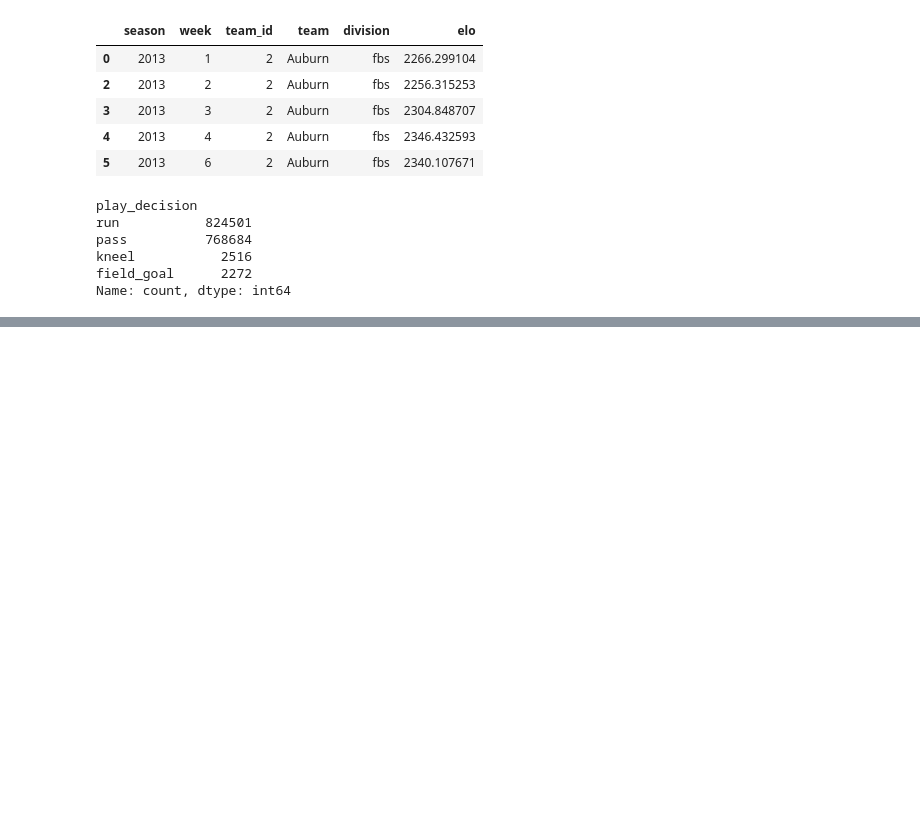
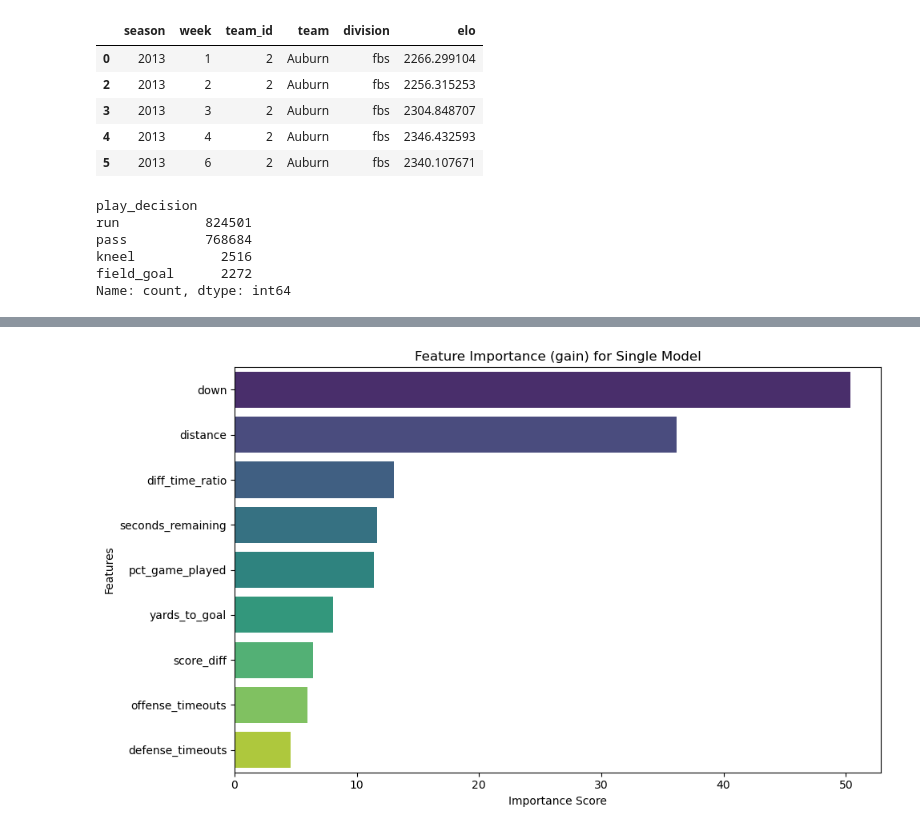
Before and after one commit to lneuendorf/cfb-win-probability, a Jupyter notebook: notebooks/first_3_downs_decision.ipynb, the cells around one changed output, grey strips where cells are left out. Saved outputs shown, nothing was run; the diff lists cells and outputs as text; code cells hidden in the pictures; blank space fills up the shorter version.

```diff
--- a/notebooks/first_3_downs_decision.ipynb
+++ b/notebooks/first_3_downs_decision.ipynb
@@ -294,0 +569,30 @@ Name: count, dtype: int64
+# %%
+importance_type = "gain"  # Options: "gain", "weight", "cover"
+
+# Get feature importance for a single model
+importance = final_model.get_score(importance_type=importance_type)
+
+# Convert to DataFrame and sort
+importance_df = pd.DataFrame({
+    "Feature": list(importance.keys()),
+    "Importance": list(importance.values())
+}).sort_values(by="Importance", ascending=False)
+
+# Plot
+plt.figure(figsize=(10, 6))
+sns.barplot(
+    x="Importance",
+    y="Feature",
+    data=importance_df,
+    palette="viridis",
+    hue="Feature",
+    dodge=False
+)
+plt.title(f"Feature Importance ({importance_type}) for Single Model")
+plt.xlabel("Importance Score")
+plt.ylabel("Features")
+plt.legend([], [], frameon=False)
+plt.tight_layout()
+plt.show()
+# %% [output]
+[figure, added]
```
Also changed, not shown: parts of 11 cells of this notebook.
